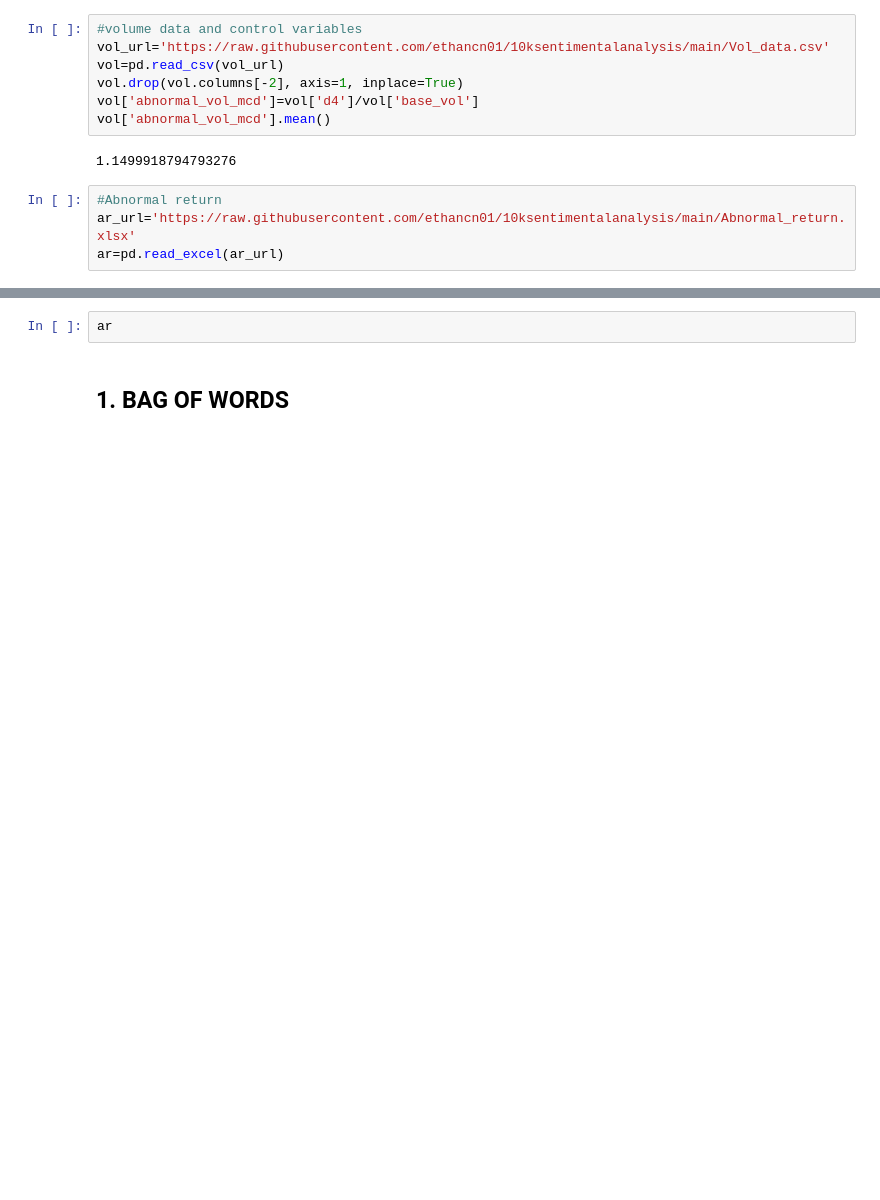
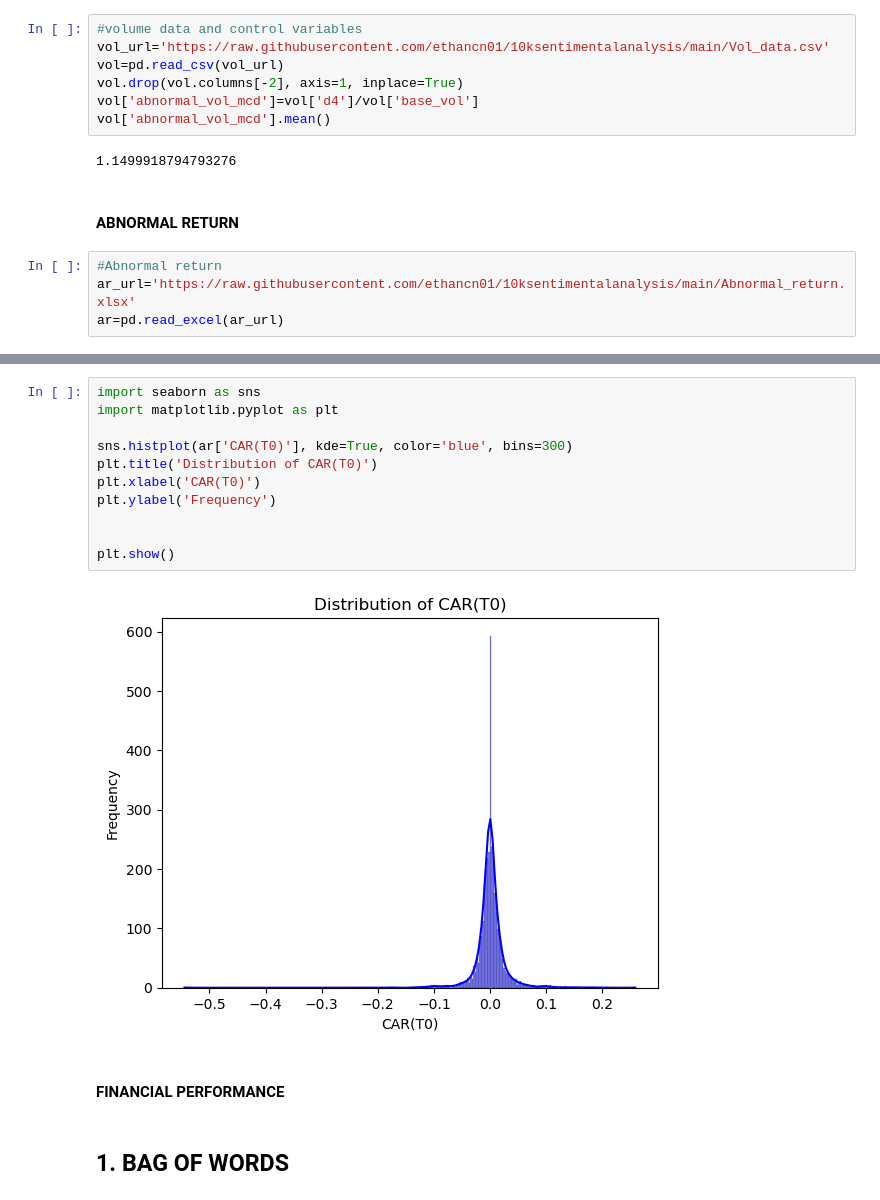
Before and after one commit to suchitranayak1998/10ksentimentalanalysis, a Jupyter notebook: Hypothesis_testing.ipynb, the cells around one changed output, grey strips where cells are left out. Saved outputs shown, nothing was run; the diff lists cells and outputs as text; blank space fills up the shorter version.

```diff
--- a/Hypothesis_testing.ipynb
+++ b/Hypothesis_testing.ipynb
@@ -26,6 +28,8 @@ vol['abnormal_vol_mcd']=vol['d4']/vol['base_vol']
 vol['abnormal_vol_mcd'].mean()
 # %% [output]
 1.1499918794793276
+# %% [markdown]
+#### ABNORMAL RETURN
 # %%
 #Abnormal return
 ar_url='https://raw.githubusercontent.com/ethancn01/10ksentimentalanalysis/main/Abnormal_return.xlsx'
@@ -37,8 +41,21 @@ ar.head(3)
 | 0 | 0 | 0000004904-00-000039 | 10-K405 | 19991231 | 20000324 | ... |
 | 1 | 1 | 0000037996-00-000019 | 10-K | 19991231 | 20000316 | ... |
 | 2 | 2 | 0000898430-00-003950 | 10-K | 20000930 | 20001227 | ... |
-# %%
-ar
+# %%
+import seaborn as sns
+import matplotlib.pyplot as plt
+
+sns.histplot(ar['CAR(T0)'], kde=True, color='blue', bins=300)
+plt.title('Distribution of CAR(T0)')
+plt.xlabel('CAR(T0)')
+plt.ylabel('Frequency')
+
+
+plt.show()
+# %% [output]
+[figure, added]
+# %% [markdown]
+#### FINANCIAL PERFORMANCE
 # %% [markdown]
 ## 1. BAG OF WORDS
 # %%
```
Also changed, not shown: parts of 38 cells of this notebook.
